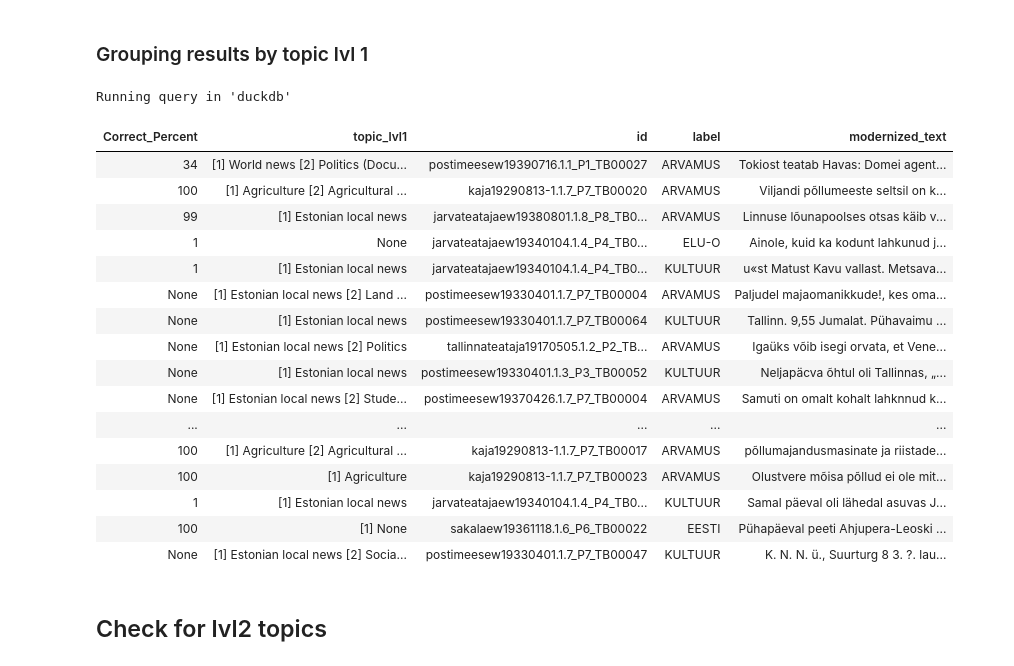
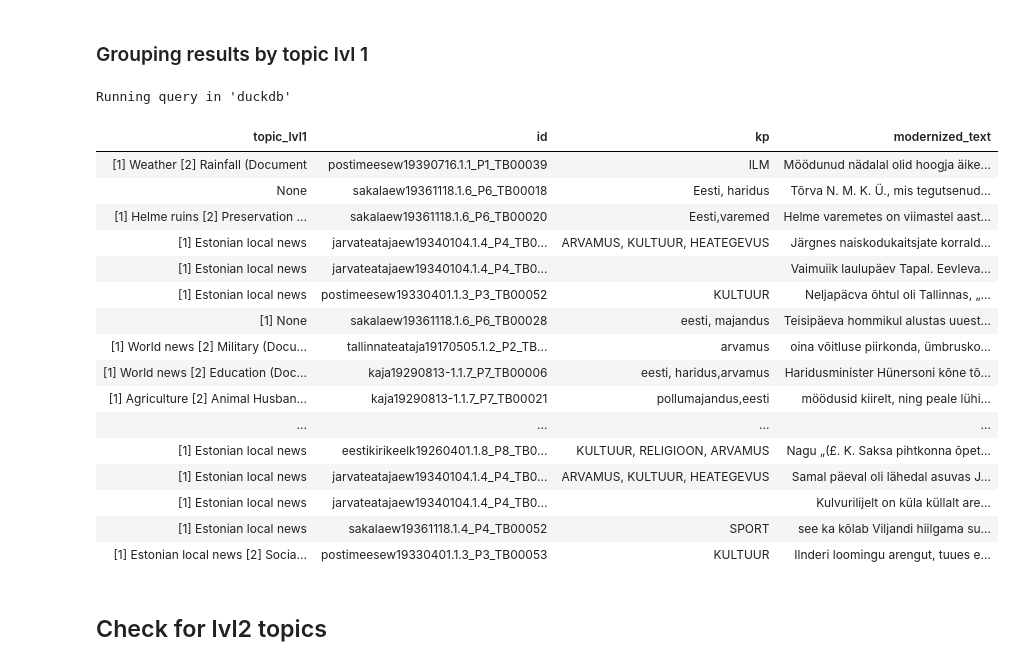
Before and after one commit to MattValSE/NLP-Projekt, a Jupyter notebook: Jupyter notebook/Analysis.ipynb, the cells around one changed output. Drawn from its saved outputs; the diff is of its cells as text; code cells hidden in the pictures.

```diff
--- a/Jupyter notebook/Analysis.ipynb
+++ b/Jupyter notebook/Analysis.ipynb
@@ -148,60 +149,66 @@ Running query in 'duckdb'
 # %%
 %%sql
 --COPY (
+  select * FROM(
   SELECT
-    acc.Correct_Percent,
+   -- acc.Correct_Percent,
     MAX(split_part(res.content, ':', 1)) AS topic_lvl1,
     rbr.id,
-    rbr.label,
+    m.kp,
+    --rbr.label,
     at.modernized_text
   FROM
     rubrick rbr
   INNER JOIN
     article_text at
   ON
     rbr.id = at.article_id
   LEFT JOIN
     ner n
   ON
     rbr.id = n.article_id
   LEFT JOIN
     accuracy acc
   ON
     acc.newspaper = LEFT(rbr.id, LENGTH(rbr.id) - 11)
   LEFT JOIN
     results res
   ON
     res.id = rbr.id
+  LEFT JOIN manual m
+on m.id = rbr.id
   WHERE
   1=1
   AND len(res.content) > 0
   AND trim(res.content) <> 'None'
     --split_part(res.content, ':', 1) = '[1] World news'
   GROUP BY
     acc.Correct_Percent,
     rbr.id,
     rbr.label,
-    at.modernized_text
---) TO '../../src/datasets/silver/scanned/full_scope_data/world_news.jsonl' (FORMAT JSON);
+    at.modernized_text,
+    m.kp
+) a
+--) TO '../../src/datasets/silver/scanned/full_scope_data/lopp.jsonl' (FORMAT JSON);
 # %% [output]
 Running query in 'duckdb'
-| Correct_Percent | topic_lvl1 | id | label | modernized_text |
-| 34 | [1] World news [2] Politics (Docu... | postimeesew19390716.1.1_P1_TB00027 | ARVAMUS | Tokiost teatab Havas: Domei agent... |
-| 100 | [1] Agriculture [2] Agricultural ... | kaja19290813-1.1.7_P7_TB00020 | ARVAMUS | Viljandi põllumeeste seltsil on k... |
-| 99 | [1] Estonian local news | jarvateatajaew19380801.1.8_P8_TB0... | ARVAMUS | Linnuse lõunapoolses otsas käib v... |
-| 1 | None | jarvateatajaew19340104.1.4_P4_TB0... | ELU-O | Ainole, kuid ka kodunt lahkunud j... |
-| 1 | [1] Estonian local news | jarvateatajaew19340104.1.4_P4_TB0... | KULTUUR | u«st Matust Kavu vallast. Metsava... |
-| None | [1] Estonian local news [2] Land ... | postimeesew19330401.1.7_P7_TB00004 | ARVAMUS | Paljudel majaomanikkude!, kes oma... |
-| None | [1] Estonian local news | postimeesew19330401.1.7_P7_TB00064 | KULTUUR | Tallinn. 9,55 Jumalat. Pühavaimu ... |
-| None | [1] Estonian local news [2] Politics | tallinnateataja19170505.1.2_P2_TB... | ARVAMUS | Igaüks võib isegi orvata, et Vene... |
-| None | [1] Estonian local news | postimeesew19330401.1.3_P3_TB00052 | KULTUUR | Neljapäcva õhtul oli Tallinnas, „... |
-| None | [1] Estonian local news [2] Stude... | postimeesew19370426.1.7_P7_TB00004 | ARVAMUS | Samuti on omalt kohalt lahknnud k... |
-| ... | ... | ... | ... | ... |
-| 100 | [1] Agriculture [2] Agricultural ... | kaja19290813-1.1.7_P7_TB00017 | ARVAMUS | põllumajandusmasinate ja riistade... |
-| 100 | [1] Agriculture | kaja19290813-1.1.7_P7_TB00023 | ARVAMUS | Olustvere mõisa põllud ei ole mit... |
-| 1 | [1] Estonian local news | jarvateatajaew19340104.1.4_P4_TB0... | KULTUUR | Samal päeval oli lähedal asuvas J... |
-| 100 | [1] None | sakalaew19361118.1.6_P6_TB00022 | EESTI | Pühapäeval peeti Ahjupera-Leoski ... |
-| None | [1] Estonian local news [2] Socia... | postimeesew19330401.1.7_P7_TB00047 | KULTUUR | K. N. N. ü., Suurturg 8 3. ?. lau... |
+| topic_lvl1 | id | kp | modernized_text |
+| [1] Weather [2] Rainfall (Document | postimeesew19390716.1.1_P1_TB00039 | ILM | Möödunud nädalal olid hoogja äike... |
+| None | sakalaew19361118.1.6_P6_TB00018 | Eesti, haridus | Tõrva N. M. K. Ü., mis tegutsenud... |
+| [1] Helme ruins [2] Preservation ... | sakalaew19361118.1.6_P6_TB00020 | Eesti,varemed | Helme varemetes on viimastel aast... |
+| [1] Estonian local news | jarvateatajaew19340104.1.4_P4_TB0... | ARVAMUS, KULTUUR, HEATEGEVUS | Järgnes naiskodukaitsjate korrald... |
+| [1] Estonian local news | jarvateatajaew19340104.1.4_P4_TB0... |  | Vaimuiik laulupäev Tapal. Eevleva... |
+| [1] Estonian local news | postimeesew19330401.1.3_P3_TB00052 | KULTUUR | Neljapäcva õhtul oli Tallinnas, „... |
+| [1] None | sakalaew19361118.1.6_P6_TB00028 | eesti, majandus | Teisipäeva hommikul alustas uuest... |
+| [1] World news [2] Military (Docu... | tallinnateataja19170505.1.2_P2_TB... | arvamus | oina võitluse piirkonda, ümbrusko... |
+| [1] World news [2] Education (Doc... | kaja19290813-1.1.7_P7_TB00006 | eesti, haridus,arvamus | Haridusminister Hünersoni kõne tõ... |
+| [1] Agriculture [2] Animal Husban... | kaja19290813-1.1.7_P7_TB00021 | pollumajandus,eesti | möödusid kiirelt, ning peale lühi... |
+| ... | ... | ... | ... |
+| [1] Estonian local news | eestikirikeelk19260401.1.8_P8_TB0... | KULTUUR, RELIGIOON, ARVAMUS | Nagu „(£. K. Saksa pihtkonna õpet... |
+| [1] Estonian local news | jarvateatajaew19340104.1.4_P4_TB0... | ARVAMUS, KULTUUR, HEATEGEVUS | Samal päeval oli lähedal asuvas J... |
+| [1] Estonian local news | jarvateatajaew19340104.1.4_P4_TB0... |  | Kulvurilijelt on küla küllalt are... |
+| [1] Estonian local news | sakalaew19361118.1.4_P4_TB00052 | SPORT | see ka kõlab Viljandi hiilgama su... |
+| [1] Estonian local news [2] Socia... | postimeesew19330401.1.3_P3_TB00053 | KULTUUR | Ilnderi loomingu arengut, tuues e... |
 # %% [markdown]
 ## Check for lvl2 topics
 # %%
```
Also changed, not shown: parts of 1 cell of this notebook.
